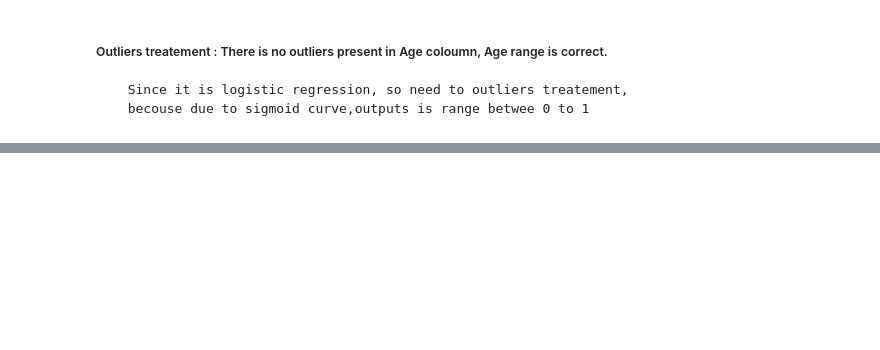
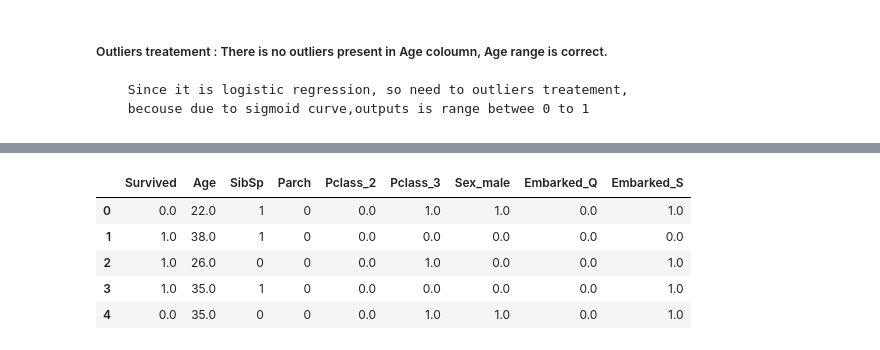
Before and after one commit to Jayshankar10/ML-Projects, a Jupyter notebook: 2-Logistic Regression/Norebook Experiment/Titanic data.ipynb, the cells around one changed output, grey strips where cells are left out. Saved outputs shown, nothing was run; the diff lists cells and outputs as text; code cells hidden in the pictures; blank space fills up the shorter version.

```diff
--- a/2-Logistic Regression/Norebook Experiment/Titanic data.ipynb
+++ b/2-Logistic Regression/Norebook Experiment/Titanic data.ipynb
@@ -248,0 +269,12 @@ all_data.head(2)
+# %%
+train = train.drop(['data'], axis=1)
+test = test.drop(['data'], axis=1)
+# %%
+train.head()
+# %% [output]
+|  | Survived | Age | SibSp | Parch | Pclass_2 | Pclass_3 | Sex_male | Embarked_Q | Embarked_S |
+| 0 | 0.0 | 22.0 | 1 | 0 | 0.0 | 1.0 | 1.0 | 0.0 | 1.0 |
+| 1 | 1.0 | 38.0 | 1 | 0 | 0.0 | 0.0 | 0.0 | 0.0 | 0.0 |
+| 2 | 1.0 | 26.0 | 0 | 0 | 0.0 | 1.0 | 0.0 | 0.0 | 1.0 |
+| 3 | 1.0 | 35.0 | 1 | 0 | 0.0 | 0.0 | 0.0 | 0.0 | 1.0 |
+| 4 | 0.0 | 35.0 | 0 | 0 | 0.0 | 1.0 | 1.0 | 0.0 | 1.0 |
```
Also changed, not shown: parts of 27 cells of this notebook.
